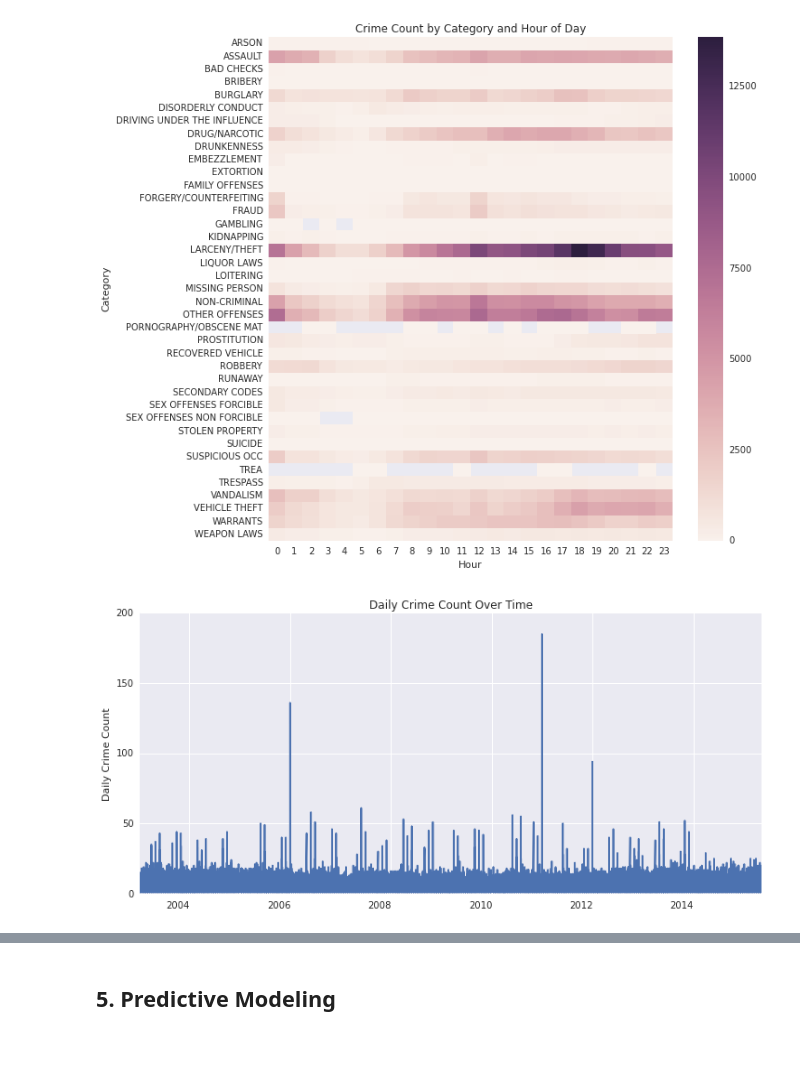
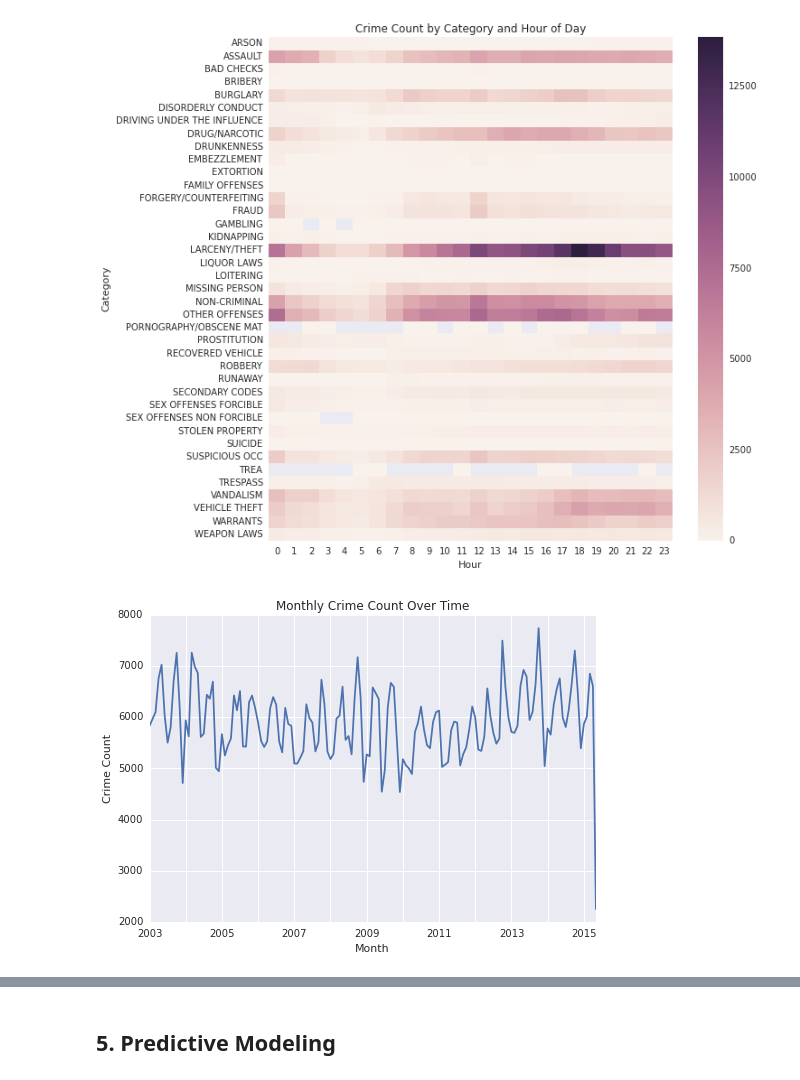
Before and after one commit to carolynamorris/SanFranciscoCrimeClassification, a Jupyter notebook: classification.ipynb, the cells around one changed output, grey strips where cells are left out. Drawn from its saved outputs; the diff is of its cells as text; code cells hidden in the pictures; blank space fills up the shorter version.

```diff
--- a/classification.ipynb
+++ b/classification.ipynb
@@ -182,10 +176,3 @@ plt.xticks(rotation=0)
 plt.show()
 # %% [output]
 [figure]
-# %%
-train.Dates.value_counts().plot(kind='line', title='Daily Crime Count Over Time', figsize=(12,6))
-plt.xticks(rotation=0)
-plt.ylabel('Daily Crime Count')
-plt.show()
-# %% [output]
-[figure, removed]
@@ -193,0 +179,20 @@ plt.show()
+# %%
+# Monthly crime count
+train['Date'] = train.Dates.dt.date
+train['Month'] = ['0'+m if len(m) == 1 else m for m in train.Month.values]
+train['YearMonth'] = train['Year']+train['Month']
+df_monthly = train.YearMonth.astype(int).value_counts().reset_index()
+df_monthly.columns = ['Month', 'Count']
+df_monthly['Count'] = df_monthly.Count.astype(int)
+df_monthly['Month'] = pd.to_datetime(df_monthly.Month, format='%Y%m')
+df_monthly.sort_values('Month', inplace=True)
+df_monthly['Index'] = range(0,len(df_monthly))
+df_monthly.set_index('Index', inplace=True)
+
+df_monthly.plot(x='Month', y='Count')
+plt.title('Monthly Crime Count Over Time')
+plt.legend().set_visible(False)
+plt.ylabel('Crime Count')
+plt.show()
+# %% [output]
+[figure, added]
```
Also changed, not shown: parts of 28 cells of this notebook.
